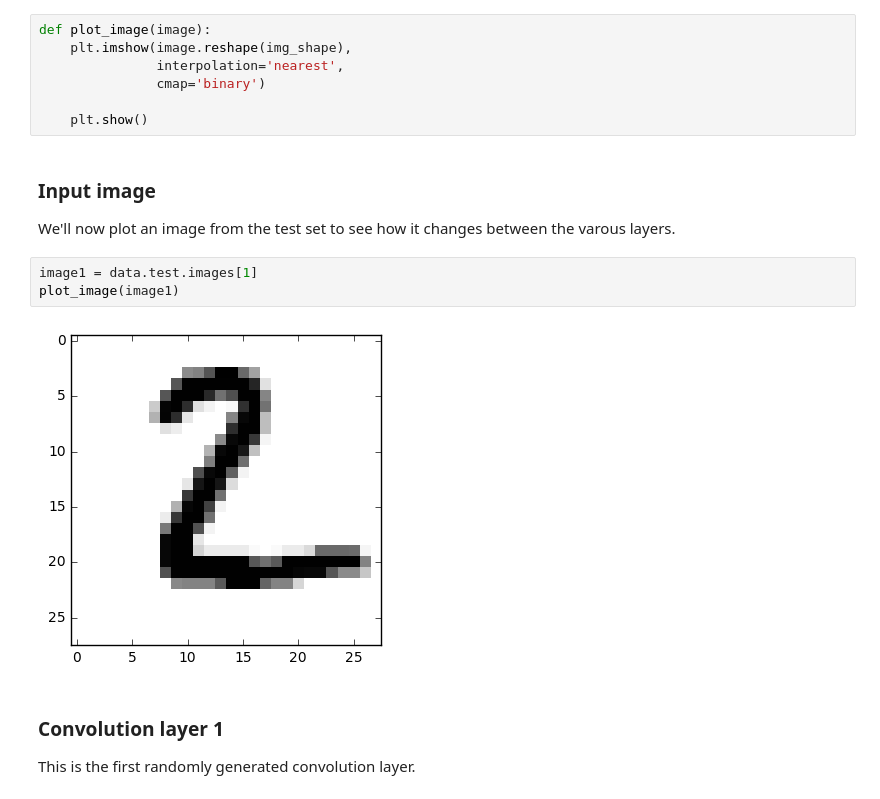
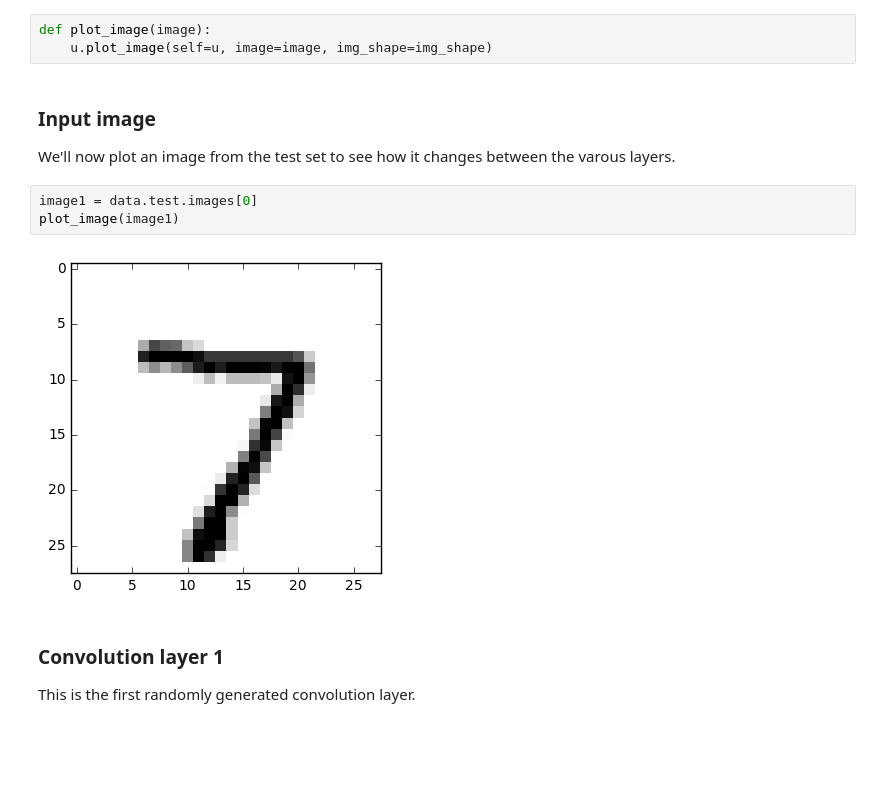
Before and after one commit to Kidel/Deep-Learning-CNN-for-Image-Recognition, a Jupyter notebook: 02_ConvolutionalNeuralNetwork-OCR.ipynb, the cells around one changed output. Saved outputs shown, nothing was run; the diff lists cells and outputs as text; blank space fills up the shorter version.

```diff
--- a/02_ConvolutionalNeuralNetwork-OCR.ipynb
+++ b/02_ConvolutionalNeuralNetwork-OCR.ipynb
@@ -821,20 +586,16 @@ def plot_conv_layer(layer, image):
 # %% [markdown]
 ### Helper-function for plotting an image with nearest interpolation.
-# %%
-def plot_image(image):
-    plt.imshow(image.reshape(img_shape),
-               interpolation='nearest',
-               cmap='binary')
-
-    plt.show()
+# %%
+def plot_image(image):
+    u.plot_image(self=u, image=image, img_shape=img_shape)
 # %% [markdown]
 ### Input image
 We'll now plot an image from the test set to see how it changes between the varous layers.
 # %%
-image1 = data.test.images[1]
+image1 = data.test.images[0]
 plot_image(image1)
 # %% [output]
-[figure, old version]
+[figure, new version]
 # %% [markdown]
 ### Convolution layer 1
 This is the first randomly generated convolution layer.
```
Also changed, not shown: parts of 26 cells of this notebook, 2 other files.
